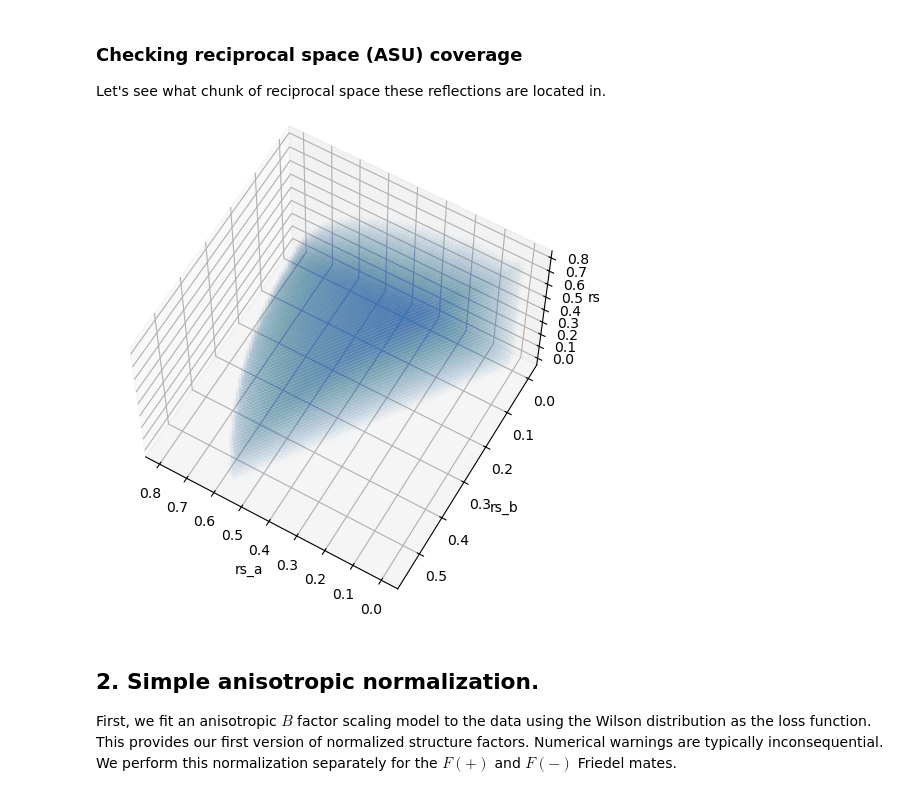
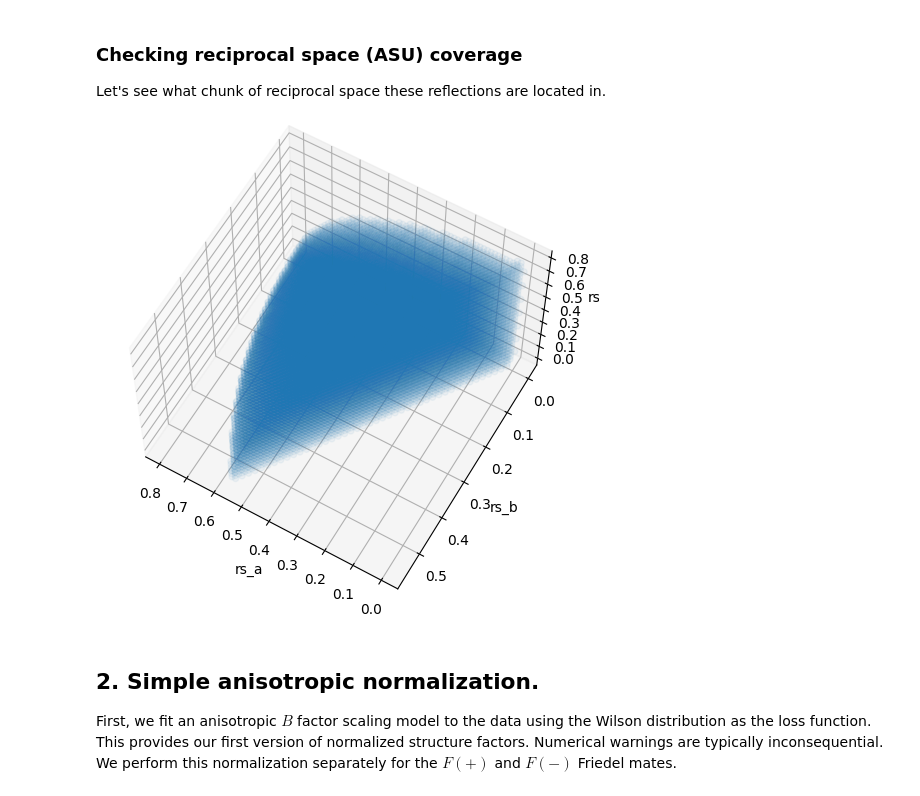
Before and after one commit to Hekstra-Lab/dw, a Jupyter notebook: 1A_Anom_dataset_prep_and_scaling.ipynb, the cells around one changed output. Cells and saved outputs as stored; diff of their text form; code cells hidden in the pictures.

```diff
--- a/1A_Anom_dataset_prep_and_scaling.ipynb
+++ b/1A_Anom_dataset_prep_and_scaling.ipynb
@@ -138,15 +140,15 @@ Let's see what chunk of reciprocal space these reflections are located in.
 # %%
 plt.ion
 fig = plt.figure(figsize=(6,6))
 ax = plt.axes(projection="3d")
-ax.scatter3D(ds1["rs_a"], ds1["rs_b"], ds1["rs_c"],alpha=0.01)
+ax.scatter3D(ds1["rs_a"], ds1["rs_b"], ds1["rs_c"],alpha=0.05)
 ax.view_init(elev=60., azim=1200.)
 ax.set_xlabel("rs_a")
 ax.set_ylabel("rs_b")
 ax.set_zlabel("rs_c")
 plt.draw()
 # %% [output]
-[figure, old version]
+[figure, new version]
 # %% [markdown]
 ## 2. Simple anisotropic normalization.
 First, we fit an anisotropic $B$ factor scaling model to the data using the Wilson distribution as the loss function. This provides our first version of normalized structure factors. Numerical warnings are typically inconsequential. We perform this normalization separately for the $F(+)$ and $F(-)$ Friedel mates.
```
Also changed, not shown: parts of 21 cells of this notebook, 11 other files.
